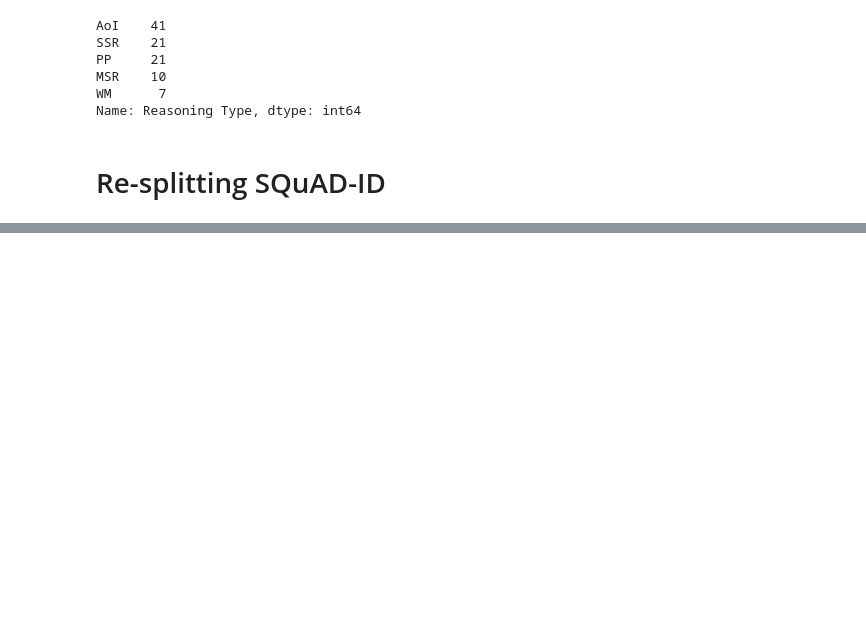
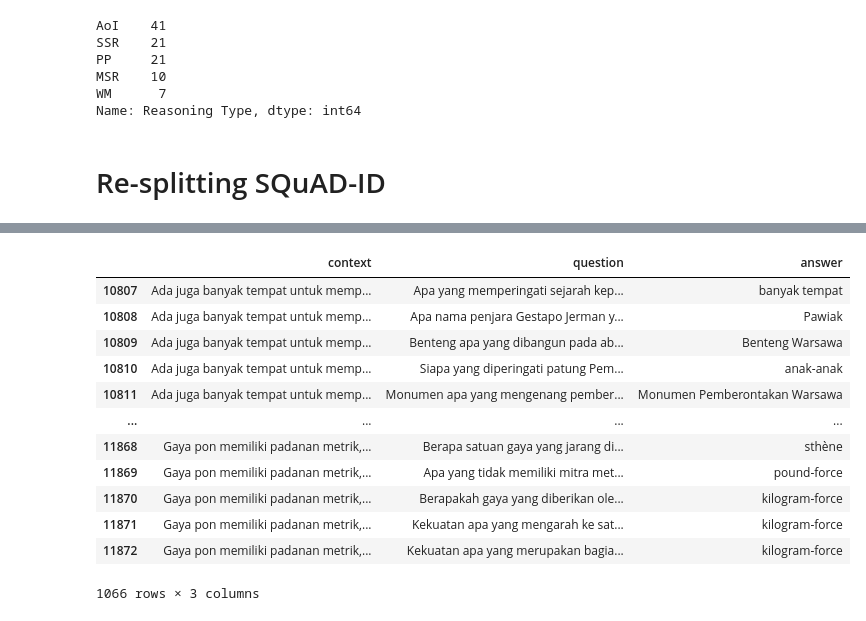
Before and after one commit to muhammadravi251001/qas-with-indonli, a Jupyter notebook: utilities/Reasoning and Answer Type.ipynb, the cells around one changed output, grey strips where cells are left out. Drawn from its saved outputs; the diff is of its cells as text; code cells hidden in the pictures; blank space fills up the shorter version.

```diff
--- a/utilities/Reasoning and Answer Type.ipynb
+++ b/utilities/Reasoning and Answer Type.ipynb
@@ -1672,0 +1723,17 @@ data_qas_id_tydiqa_id.to_csv("tydiqa_id.csv")
+# %%
+val = data_qas_id_squad_id[-1066:]
+val
+# %% [output]
+|  | context | question | answer |
+| 10807 | Ada juga banyak tempat untuk memp... | Apa yang memperingati sejarah kep... | banyak tempat |
+| 10808 | Ada juga banyak tempat untuk memp... | Apa nama penjara Gestapo Jerman y... | Pawiak |
+| 10809 | Ada juga banyak tempat untuk memp... | Benteng apa yang dibangun pada ab... | Benteng Warsawa |
+| 10810 | Ada juga banyak tempat untuk memp... | Siapa yang diperingati patung Pem... | anak-anak |
+| 10811 | Ada juga banyak tempat untuk memp... | Monumen apa yang mengenang pember... | Monumen Pemberontakan Warsawa |
+| ... | ... | ... | ... |
+| 11868 | Gaya pon memiliki padanan metrik,... | Berapa satuan gaya yang jarang di... | sthène |
+| 11869 | Gaya pon memiliki padanan metrik,... | Apa yang tidak memiliki mitra met... | pound-force |
+| 11870 | Gaya pon memiliki padanan metrik,... | Berapakah gaya yang diberikan ole... | kilogram-force |
+| 11871 | Gaya pon memiliki padanan metrik,... | Kekuatan apa yang mengarah ke sat... | kilogram-force |
+| 11872 | Gaya pon memiliki padanan metrik,... | Kekuatan apa yang merupakan bagia... | kilogram-force |
+1066 rows × 3 columns
```
Also changed, not shown: parts of 4 cells of this notebook.
